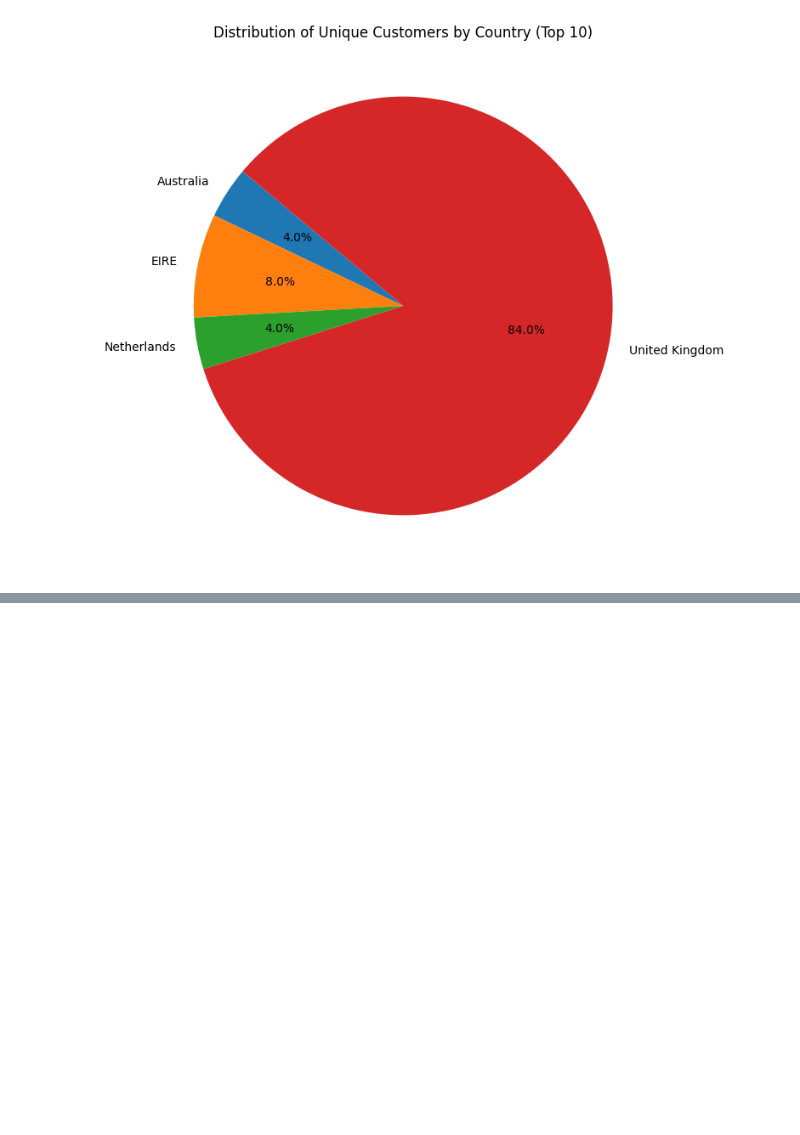
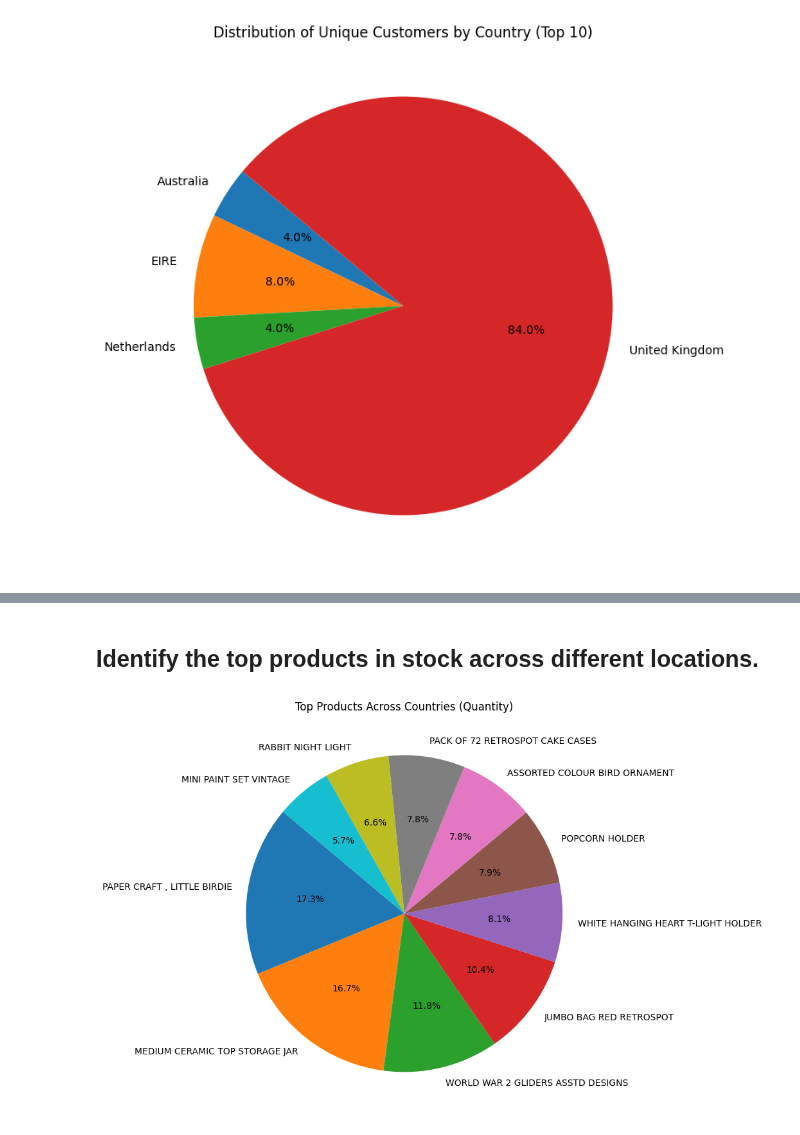
Before and after one commit to madinatt/E-commerce, a Jupyter notebook: Ecommerce Notebook.ipynb, the cells around one changed output, grey strips where cells are left out. Saved outputs shown, nothing was run; the diff lists cells and outputs as text; code cells hidden in the pictures; blank space fills up the shorter version.

```diff
--- a/Ecommerce Notebook.ipynb
+++ b/Ecommerce Notebook.ipynb
@@ -380,0 +407,13 @@ plt.show()
+# %% [markdown]
+## Identify the top products in stock across different locations.
+# %%
+top_products_accross_countries = df.groupby(['Description'])[['Country', 'Quantity']].sum().sort_values(by='Quantity',ascending=False).head(10)
+# %%
+# plot visuals
+
+plt.figure(figsize=(8, 8))
+plt.pie(top_products_accross_countries['Quantity'], labels=top_products_accross_countries.index, autopct='%.1f%%', startangle=140)
+plt.title('Top Products Across Countries (Quantity)')
+plt.show()
+# %% [output]
+[figure, added]
```
Also changed, not shown: parts of 6 cells of this notebook, 1 other file.
